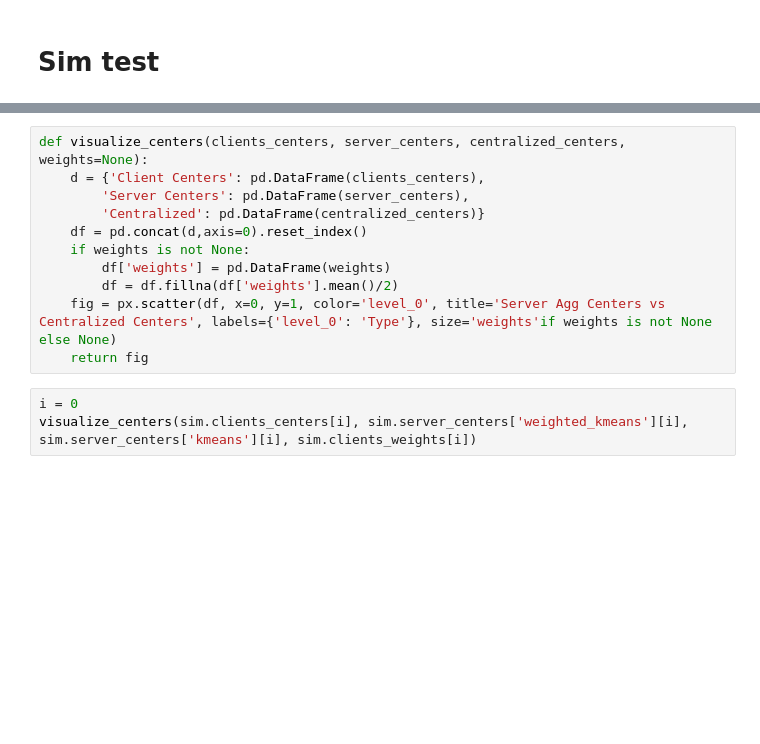
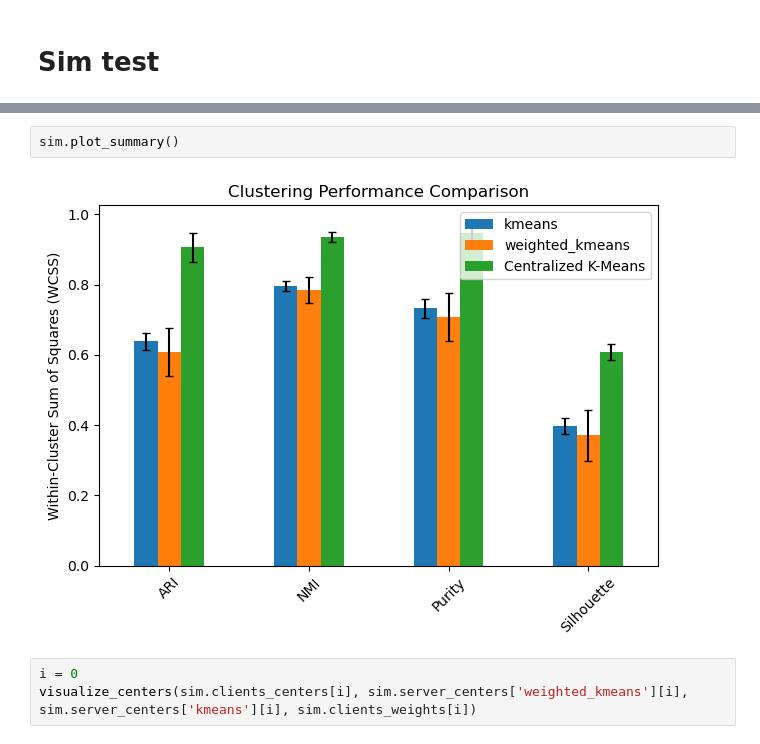
Before and after one commit to yizg/TR_FedKR, a Jupyter notebook: start.ipynb, the cells around one changed output, grey strips where cells are left out. Saved outputs shown, nothing was run; the diff lists cells and outputs as text; blank space fills up the shorter version.

```diff
--- a/start.ipynb
+++ b/start.ipynb
@@ -486,14 +496,7 @@ sim.plot_summary()
-# %%
-def visualize_centers(clients_centers, server_centers, centralized_centers, weights=None):
-    d = {'Client Centers': pd.DataFrame(clients_centers),
-        'Server Centers': pd.DataFrame(server_centers),
-        'Centralized': pd.DataFrame(centralized_centers)}
-    df = pd.concat(d,axis=0).reset_index()
-    if weights is not None:
-        df['weights'] = pd.DataFrame(weights)
-        df = df.fillna(df['weights'].mean()/2)
-    fig = px.scatter(df, x=0, y=1, color='level_0', title='Server Agg Centers vs Centralized Centers', labels={'level_0': 'Type'}, size='weights'if weights is not None else None)
-    return fig
+# %%
+sim.plot_summary()
+# %% [output]
+[figure, added]
 # %%
 i = 0
 visualize_centers(sim.clients_centers[i], sim.server_centers['weighted_kmeans'][i], sim.server_centers['kmeans'][i], sim.clients_weights[i])
```
Also changed, not shown: parts of 7 cells of this notebook, 12 other files.
